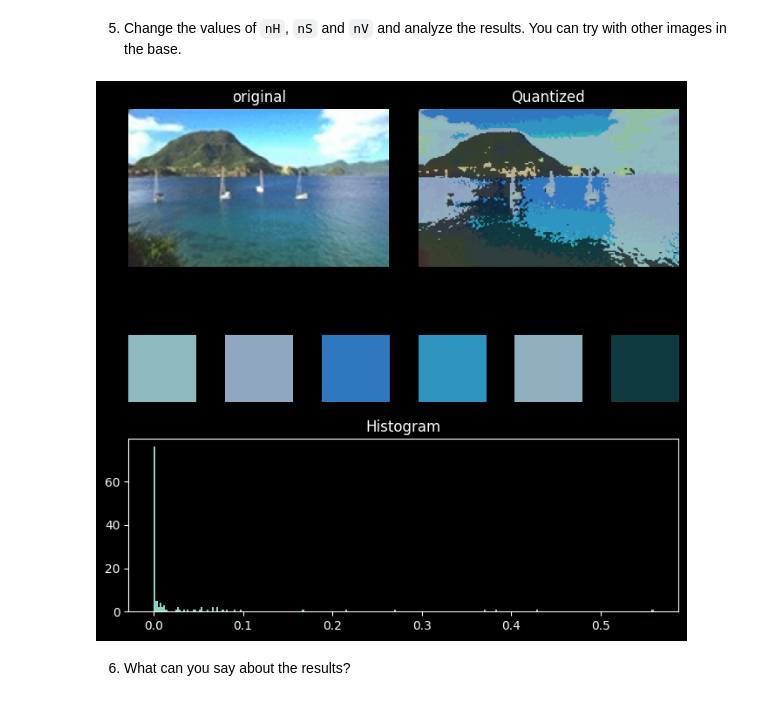
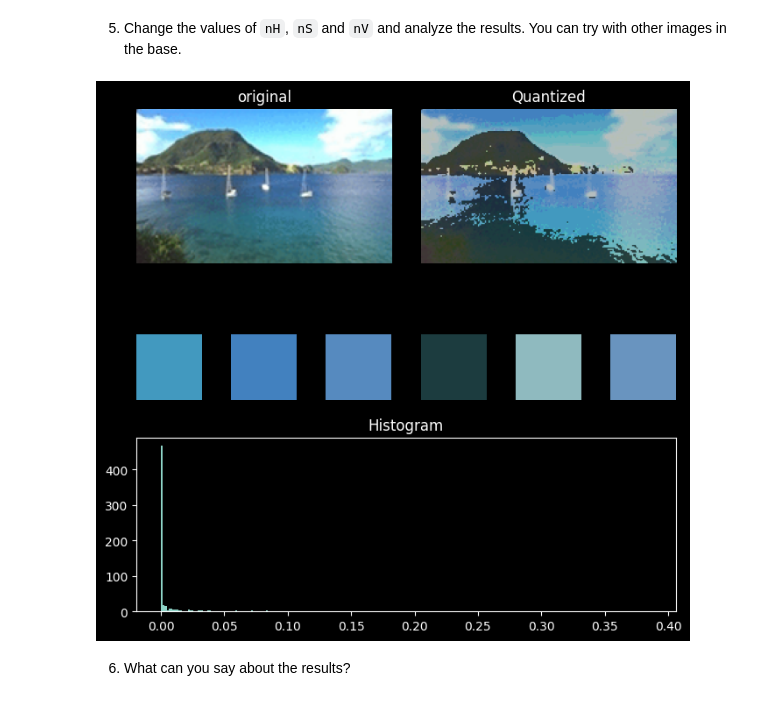
Before and after one commit to HugoRdet/BIMA, a Jupyter notebook: TME8/TME8.ipynb, the cells around one changed output. Cells and saved outputs as stored; diff of their text form; code cells hidden in the pictures.

````diff
--- a/TME8/TME8.ipynb
+++ b/TME8/TME8.ipynb
@@ -207,9 +207,9 @@ print(plage.shape)
 # %% [markdown]
 5) Change the values of ```nH```, ```nS```  and ```nV``` and analyze the results. You can try with other images in the base.
 # %%
-test_exo_1(plage,30,2,2)
+test_exo_1(plage,30,10,2)
 # %% [output]
-[figure, old version]
+[figure, new version]
 # %% [markdown]
 6) What can you say about the results?
 # %% [markdown]
````
Also changed, not shown: parts of 9 cells of this notebook, 3 other files.
